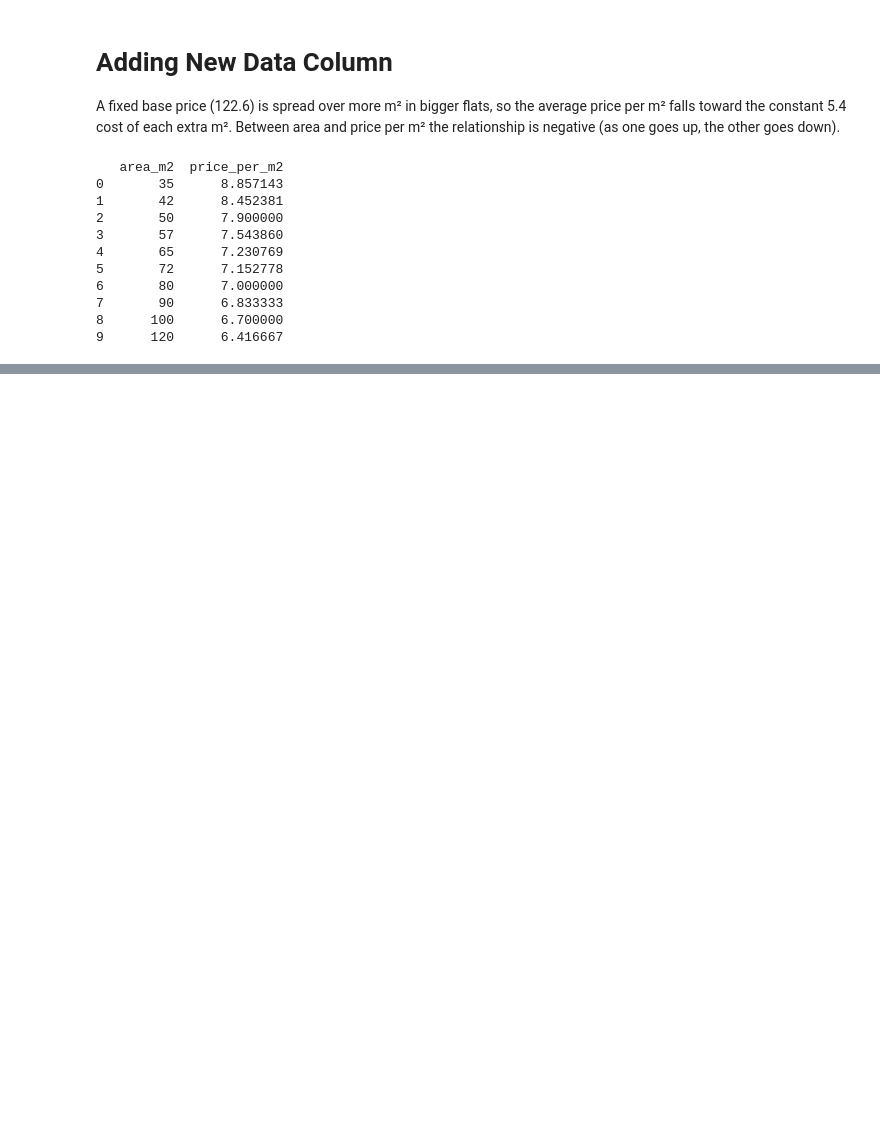
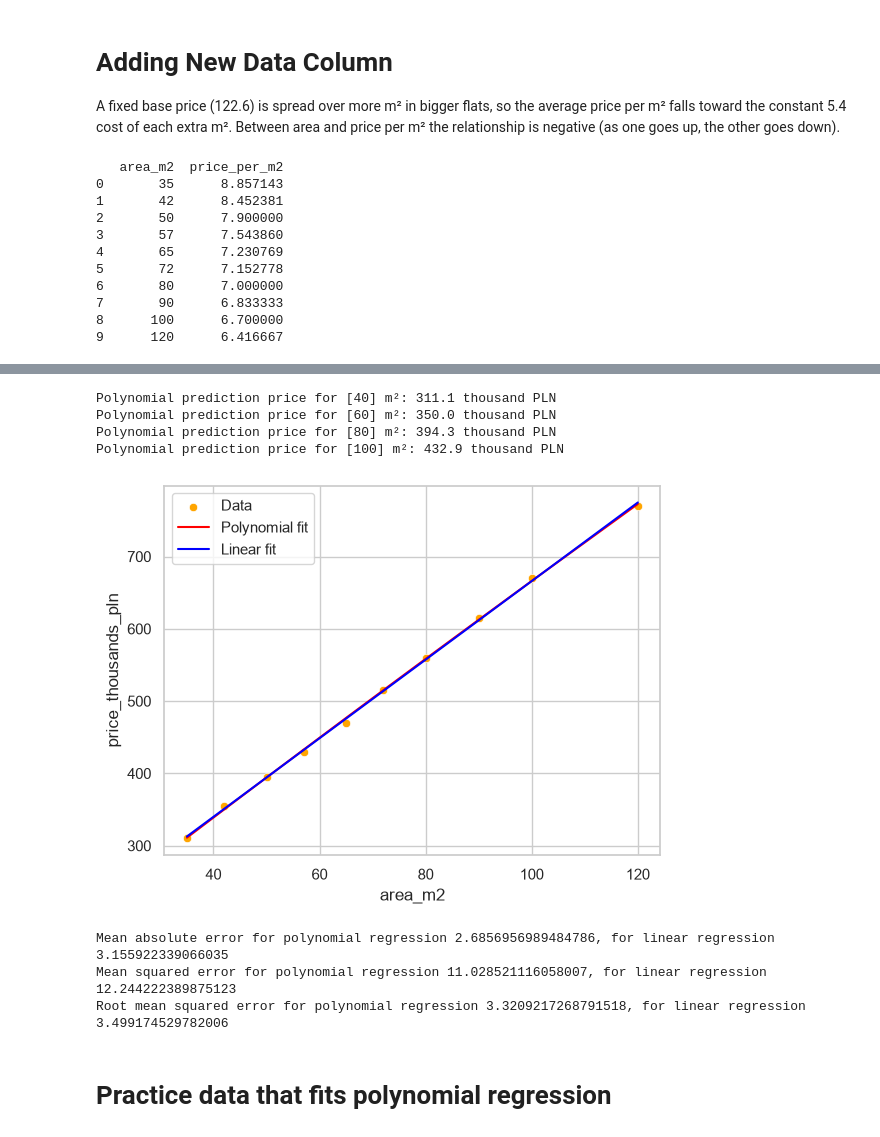
Before and after one commit to Tamertotos/data-science-ml-portfolio, a Jupyter notebook: linear-regression/sample.ipynb, the cells around one changed output, grey strips where cells are left out. Cells and saved outputs as stored; diff of their text form; code cells hidden in the pictures; blank space fills up the shorter version.

```diff
--- a/linear-regression/sample.ipynb
+++ b/linear-regression/sample.ipynb
@@ -180,0 +184,4 @@ plt.show()
+# %%
+df["area_m2_sq"] = df["area_m2"] ** 2
+area_m2_sq = df[["area_m2_sq"]].values
+print(area_m2_sq)
@@ -180,0 +199,11 @@ plt.show()
+# %%
+X_polynomial = df[["area_m2", "area_m2_sq"]].values
+model_polynomial = LinearRegression()
+model_polynomial.fit(X_polynomial, price)
+polynomial_predict = model_polynomial.predict(X_polynomial)
+
+b0_polynomial = model_polynomial.intercept_
+b1_polynomial = model_polynomial.coef_[0]
+b2_polynomial = model_polynomial.coef_[1]
+print("Coefficient (b1, b2):", model_polynomial.coef_)
+print("Intercept b0:", b0_polynomial)
@@ -180,0 +227,29 @@ plt.show()
+# %%
+for m2, p in zip(sample, polynomial_predict): #Flattens the multidimensional array into one-dimensional array to match sample with prediction
+    print(f"Polynomial prediction price for {m2} m²: {p:.1f} thousand PLN")
+# %% [output]
+Polynomial prediction price for [40] m²: 311.1 thousand PLN
+Polynomial prediction price for [60] m²: 350.0 thousand PLN
+Polynomial prediction price for [80] m²: 394.3 thousand PLN
+Polynomial prediction price for [100] m²: 432.9 thousand PLN
+# %%
+sns.scatterplot(data=df, x="area_m2", y="price_thousands_pln", color="orange", label="Data")
+plt.plot(df["area_m2"], polynomial_predict, color="red", label="Polynomial fit")
+plt.plot(df["area_m2"], price_predict, color="blue", label="Linear fit")
+plt.legend()
+plt.show()
+# %% [output]
+[figure, added]
+# %%
+MAE_polynomial = mean_absolute_error(price,polynomial_predict)
+MSE_polynomial = mean_squared_error(price,polynomial_predict)
+RMSE_polynomial = np.sqrt(MSE_polynomial)
+print(f"Mean absolute error for polynomial regression {MAE_polynomial}, for linear regression {MAE}")
+print(f"Mean squared error for polynomial regression {MSE_polynomial}, for linear regression {MSE}")
+print(f"Root mean squared error for polynomial regression {RMSE_polynomial}, for linear regression {RMSE}")
+# %% [output]
+Mean absolute error for polynomial regression 2.6856956989484786, for linear regression 3.155922339066035
+Mean squared error for polynomial regression 11.028521116058007, for linear regression 12.244222389875123
+Root mean squared error for polynomial regression 3.3209217268791518, for linear regression 3.499174529782006
+# %% [markdown]
+# Practice data that fits polynomial regression
```
Also changed, not shown: parts of 27 cells of this notebook, 2 other files.
